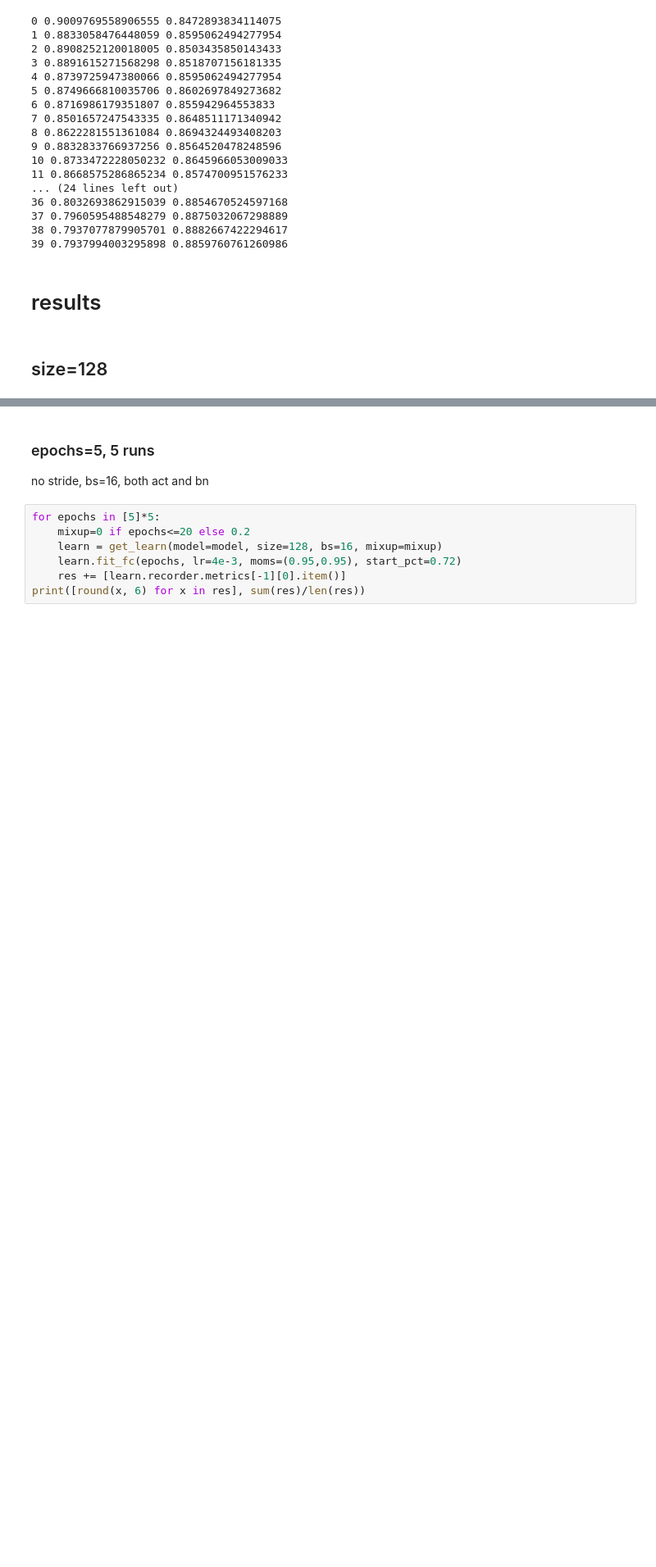
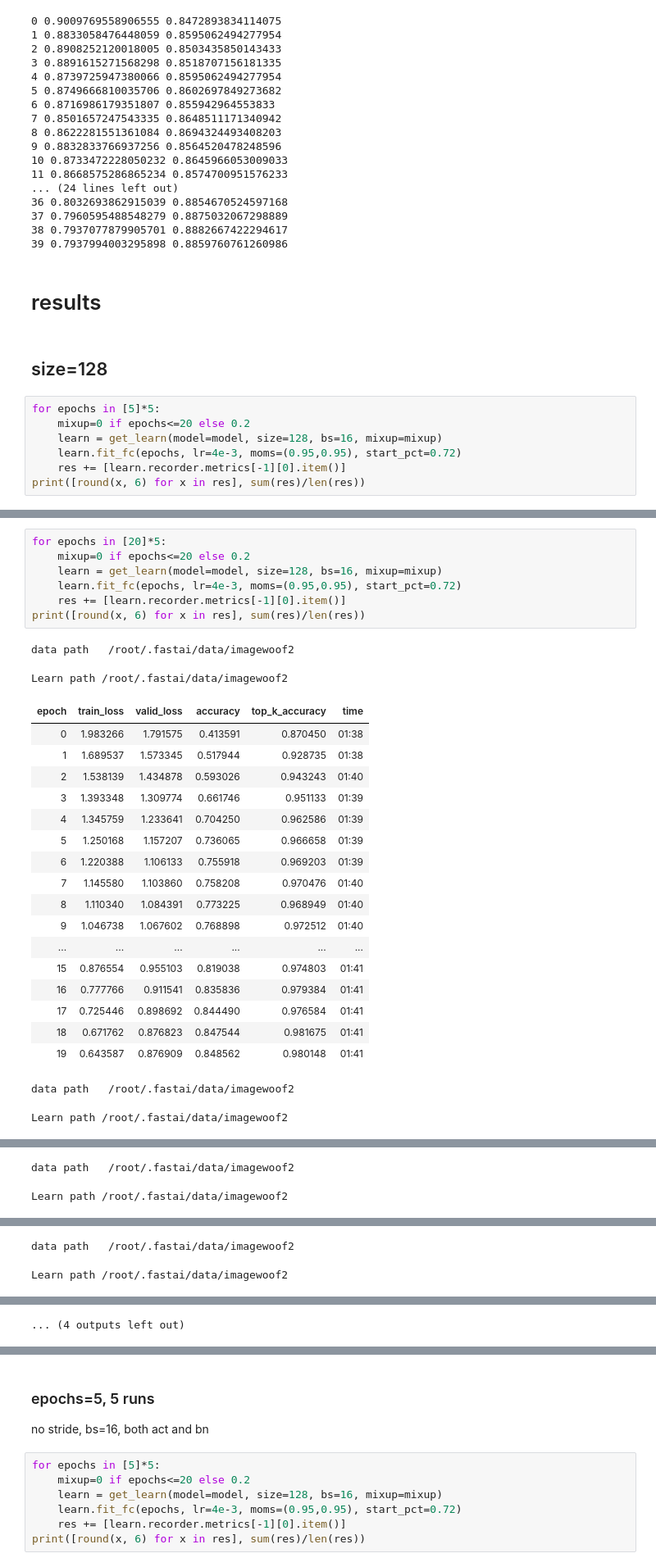
Before and after one commit to BoaEi/imagenette_experiments, a Jupyter notebook: ResNet_separable.ipynb, the cells around one changed output, grey strips where cells are left out. Shown at 82% size. Saved outputs shown, nothing was run; the diff lists cells and outputs as text; blank space fills up the shorter version.

```diff
--- a/ResNet_separable.ipynb
+++ b/ResNet_separable.ipynb
@@ -243,3 +242,10 @@ for i in range(40):
 # results
 # %% [markdown]
 ## size=128
+# %%
+for epochs in [5]*5:
+    mixup=0 if epochs<=20 else 0.2
+    learn = get_learn(model=model, size=128, bs=16, mixup=mixup)
+    learn.fit_fc(epochs, lr=4e-3, moms=(0.95,0.95), start_pct=0.72)
+    res += [learn.recorder.metrics[-1][0].item()]
+print([round(x, 6) for x in res], sum(res)/len(res))
@@ -245,0 +295,29 @@ for i in range(40):
+# %%
+for epochs in [20]*5:
+    mixup=0 if epochs<=20 else 0.2
+    learn = get_learn(model=model, size=128, bs=16, mixup=mixup)
+    learn.fit_fc(epochs, lr=4e-3, moms=(0.95,0.95), start_pct=0.72)
+    res += [learn.recorder.metrics[-1][0].item()]
+print([round(x, 6) for x in res], sum(res)/len(res))
+# %% [output]
+data path   /root/.fastai/data/imagewoof2
+Learn path /root/.fastai/data/imagewoof2
+| epoch | train_loss | valid_loss | accuracy | top_k_accuracy | time |
+| 0 | 1.983266 | 1.791575 | 0.413591 | 0.870450 | 01:38 |
+| 1 | 1.689537 | 1.573345 | 0.517944 | 0.928735 | 01:38 |
+| 2 | 1.538139 | 1.434878 | 0.593026 | 0.943243 | 01:40 |
+| 3 | 1.393348 | 1.309774 | 0.661746 | 0.951133 | 01:39 |
+| 4 | 1.345759 | 1.233641 | 0.704250 | 0.962586 | 01:39 |
+| 5 | 1.250168 | 1.157207 | 0.736065 | 0.966658 | 01:39 |
+| 6 | 1.220388 | 1.106133 | 0.755918 | 0.969203 | 01:39 |
+| 7 | 1.145580 | 1.103860 | 0.758208 | 0.970476 | 01:40 |
+| 8 | 1.110340 | 1.084391 | 0.773225 | 0.968949 | 01:40 |
+| 9 | 1.046738 | 1.067602 | 0.768898 | 0.972512 | 01:40 |
+| ... | ... | ... | ... | ... | ... |
+| 15 | 0.876554 | 0.955103 | 0.819038 | 0.974803 | 01:41 |
+| 16 | 0.777766 | 0.911541 | 0.835836 | 0.979384 | 01:41 |
+| 17 | 0.725446 | 0.898692 | 0.844490 | 0.976584 | 01:41 |
+| 18 | 0.671762 | 0.876823 | 0.847544 | 0.981675 | 01:41 |
+| 19 | 0.643587 | 0.876909 | 0.848562 | 0.980148 | 01:41 |
+data path   /root/.fastai/data/imagewoof2
+Learn path /root/.fastai/data/imagewoof2
@@ -245,0 +341,2 @@ for i in range(40):
+data path   /root/.fastai/data/imagewoof2
+Learn path /root/.fastai/data/imagewoof2
@@ -245,0 +360,2 @@ for i in range(40):
+data path   /root/.fastai/data/imagewoof2
+Learn path /root/.fastai/data/imagewoof2
@@ -245,0 +379 @@ for i in range(40):
+... (4 outputs left out)
```
Also changed, not shown: parts of 7 cells of this notebook.
